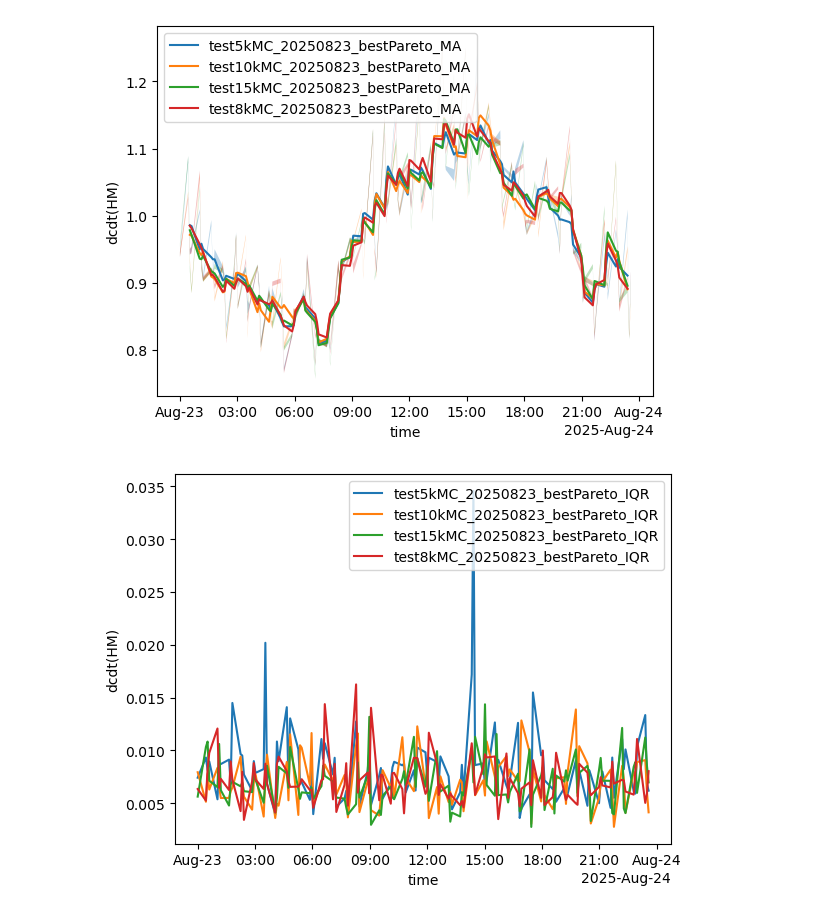
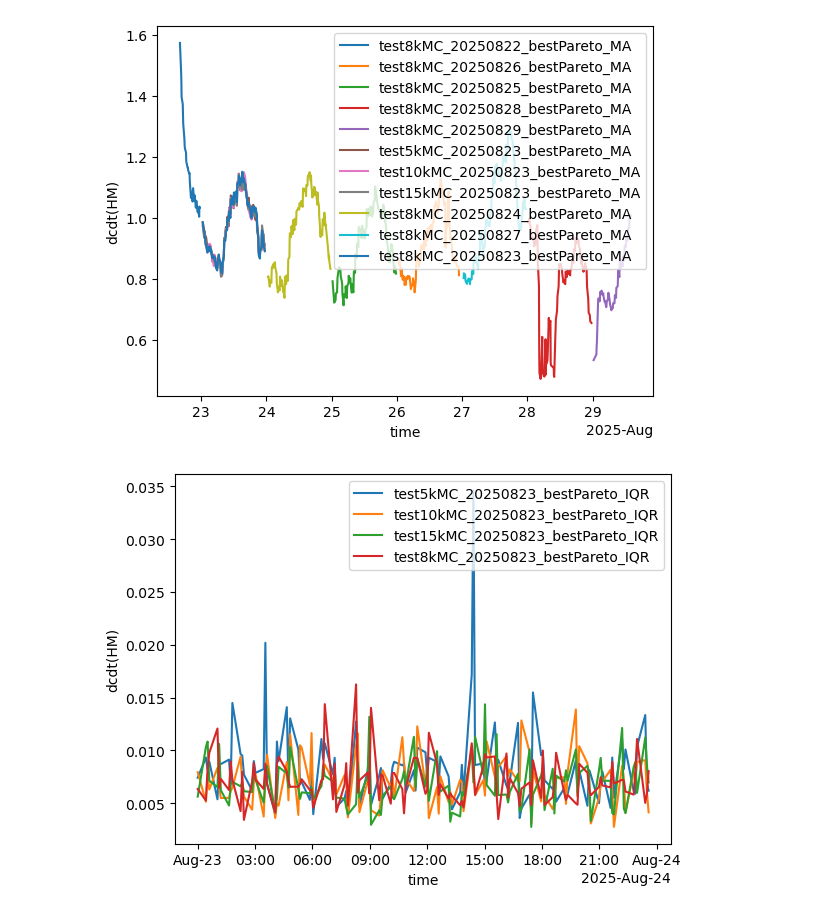
Before and after one commit to alexnaoki/soilgasflux_fcs, a Jupyter notebook: notebooks/view.ipynb, the cells around one changed output. Saved outputs shown, nothing was run; the diff lists cells and outputs as text; code cells hidden in the pictures.

```diff
--- a/notebooks/view.ipynb
+++ b/notebooks/view.ipynb
@@ -7,6 +13,12 @@ import pathlib
 # %%
 results_path = pathlib.Path('/Users/alexnaokiasatokobayashi/Documents/data/Gals/results')
 files = list(results_path.glob('*bestPareto.nc'))
+nc_list = []
 for file in files:
+    if not file.name.startswith('test8k'):
+        continue
+    # else:
+    #     pass
     print(file.name)
+    nc_list.append(file)
 # %% [output]
@@ -16,0 +44,14 @@ test8kMC_20250823_bestPareto.nc
+# %%
+ds = None
+for file in files:
+    print(file.name)
+    if ds is None:
+        ds = xr.open_dataset(file)
+        print(ds.time.min())
+    else:
+        ds2 = xr.open_dataset(file)
+        ds = xr.concat([ds, ds2], dim='time')
+        print(ds2.time.min())
+    print()
+    print()
+    # print(ds)
@@ -17,21 +111,21 @@ test8kMC_20250823_bestPareto.nc
 # %%
 fig, ax = plt.subplots()
 for file in files:
     ds = xr.open_dataset(file)
     # print(ds)
 
     # ds['dcdt(HM)'].median(dim='MC').plot(label=file.stem, ax=ax)
     #moving average
     ds['dcdt(HM)'].rolling(time=5, center=True).mean().median(dim='MC').plot(label=file.stem+'_MA', ax=ax)
 
-    q16 = ds['dcdt(HM)'].quantile(0.16, dim='MC')
-    q84 = ds['dcdt(HM)'].quantile(0.84, dim='MC')
-    ax.fill_between(ds['time'], q16, q84, alpha=0.3)
+    # q16 = ds['dcdt(HM)'].quantile(0.16, dim='MC')
+    # q84 = ds['dcdt(HM)'].quantile(0.84, dim='MC')
+    # ax.fill_between(ds['time'], q16, q84, alpha=0.3)
 
     ax.legend()
     # break
 # %% [output]
-[figure, old version]
+[figure, new version]
 # %%
 fig, ax = plt.subplots()
 
```
Also changed, not shown: parts of 7 cells of this notebook.
